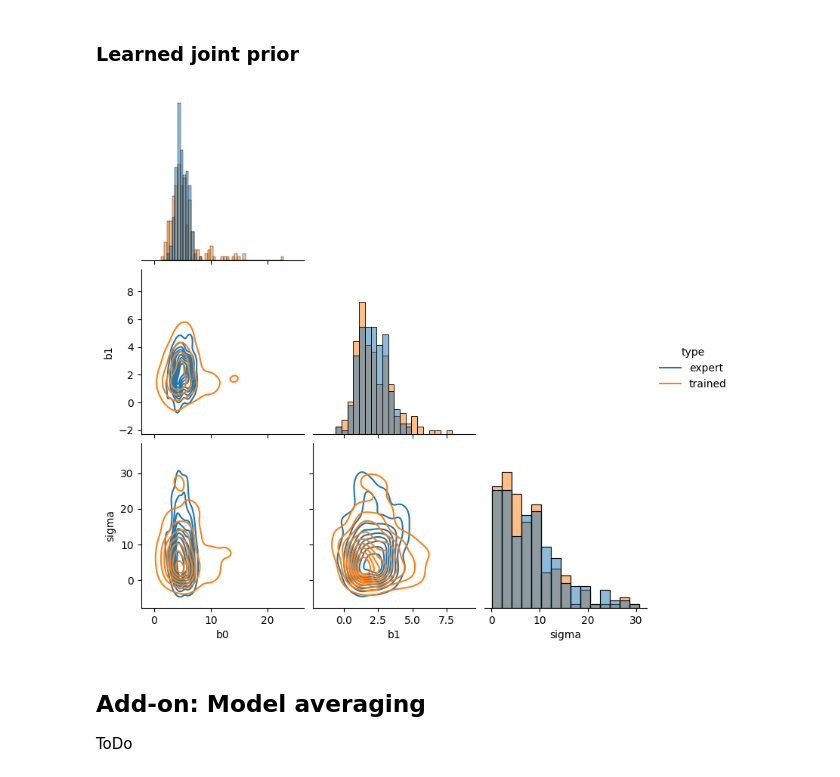
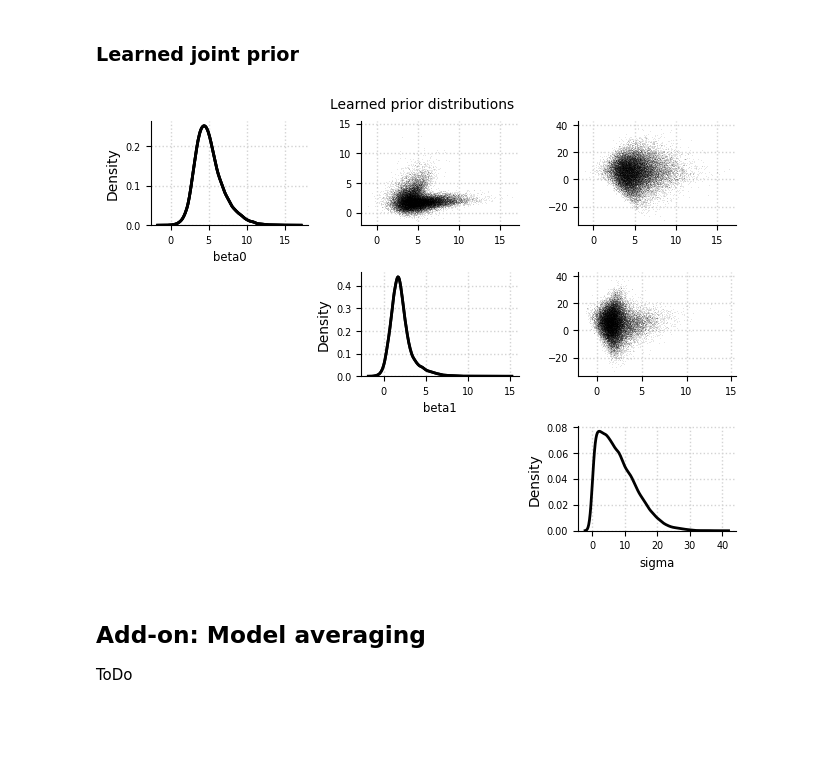
Before and after one commit to florence-bockting/prior_elicitation, a Jupyter notebook: docs/source/tutorials/toymodel_deep.ipynb, the cells around one changed output. Saved outputs shown, nothing was run; the diff lists cells and outputs as text; code cells hidden in the pictures; blank space fills up the shorter version.

```diff
--- a/docs/source/tutorials/toymodel_deep.ipynb
+++ b/docs/source/tutorials/toymodel_deep.ipynb
@@ -137,8 +137,8 @@ targets=[
             weight=1.0
         ),
         el.target(
-            name="cor",
-            query=el.queries.identity(),
+            name="correlation",
+            query=el.queries.correlation(),
             loss=el.losses.L2,
             weight=1.0
         )
@@ -190,7 +190,7 @@ network=el.networks.NF(
 
 **All inputs for elicit method**
 # %%
-elicit = el.Elicit(
+eliobj = el.Elicit(
     model=model,
     parameters=parameters,
     targets=targets,
@@ -210,7 +210,7 @@ elicit = el.Elicit(
 )
 
 # run method
-hist = elicit.fit(save_dir=None)
+eliobj.fit()
 # %% [output]
 Training
 # %% [markdown]
@@ -263,27 +229,9 @@ plot_expert_data(elicit.results)
 # %% [markdown]
 ### Learned joint prior
 # %%
-# extract number of samples from simulated priors
-num_samples = elicit.trainer["num_samples"]
-
-# create pandas dataframes out of trained priors and orcale priors
-model_priors_df = pd.DataFrame(elicit.results["prior_samples"][0,:,:],
-                               columns = ["b0", "b1", "sigma"])
-oracle_priors_df = pd.DataFrame(elicit.results["expert_prior_samples"][0,:num_samples,:],
-                                columns = ["b0", "b1", "sigma"])
-# add label to sub-dataframes
-model_priors_df["type"]="trained"
-oracle_priors_df["type"]="true"
-
-# concat dataframes and ensure sigma is pos.
-df = pd.concat([expert_priors_df, model_priors_df])
-df["sigma"] = abs(df["sigma"])
-
-# plot joint prior distribution
-sns.pairplot(df, diag_kind="hist", hue="type", kind="kde", corner=True)
-plt.show()
+el.plots.priors(eliobj, constraints=dict(beta0=None,beta1=None,sigma="positive"))
 # %% [output]
-[figure, old version]
+[figure, new version]
 # %% [markdown]
 ## Add-on: Model averaging
 
```
Also changed, not shown: parts of 2 cells of this notebook, 3 other files.
